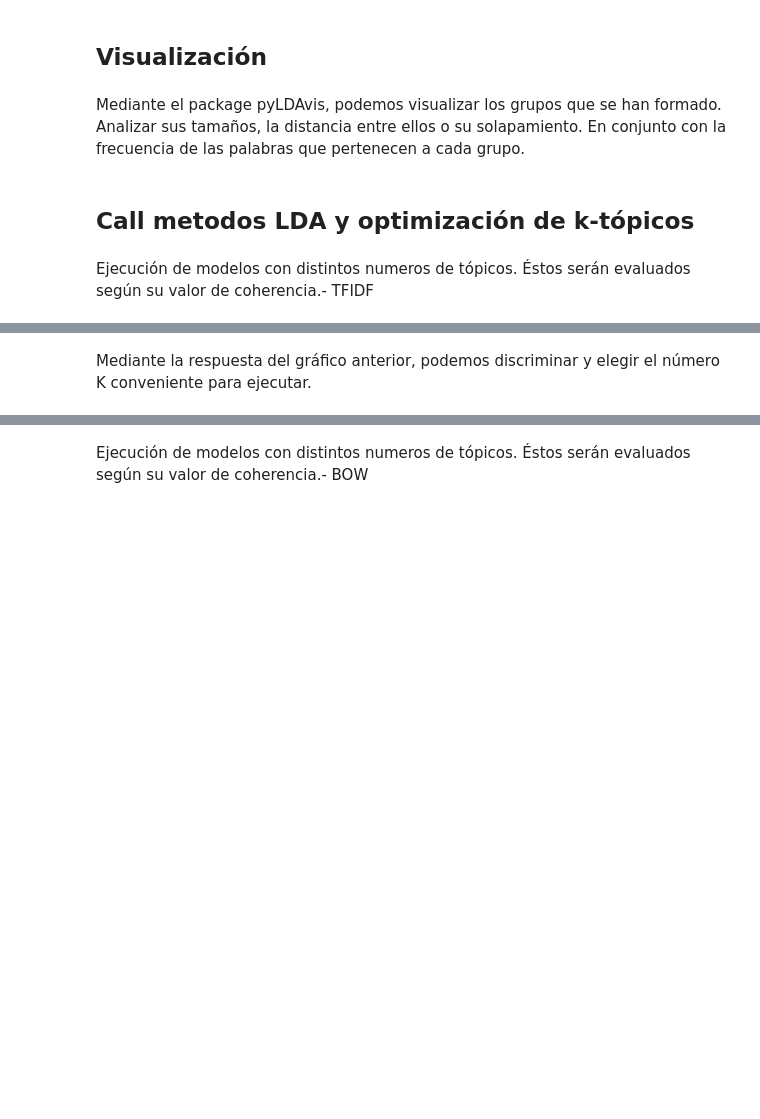
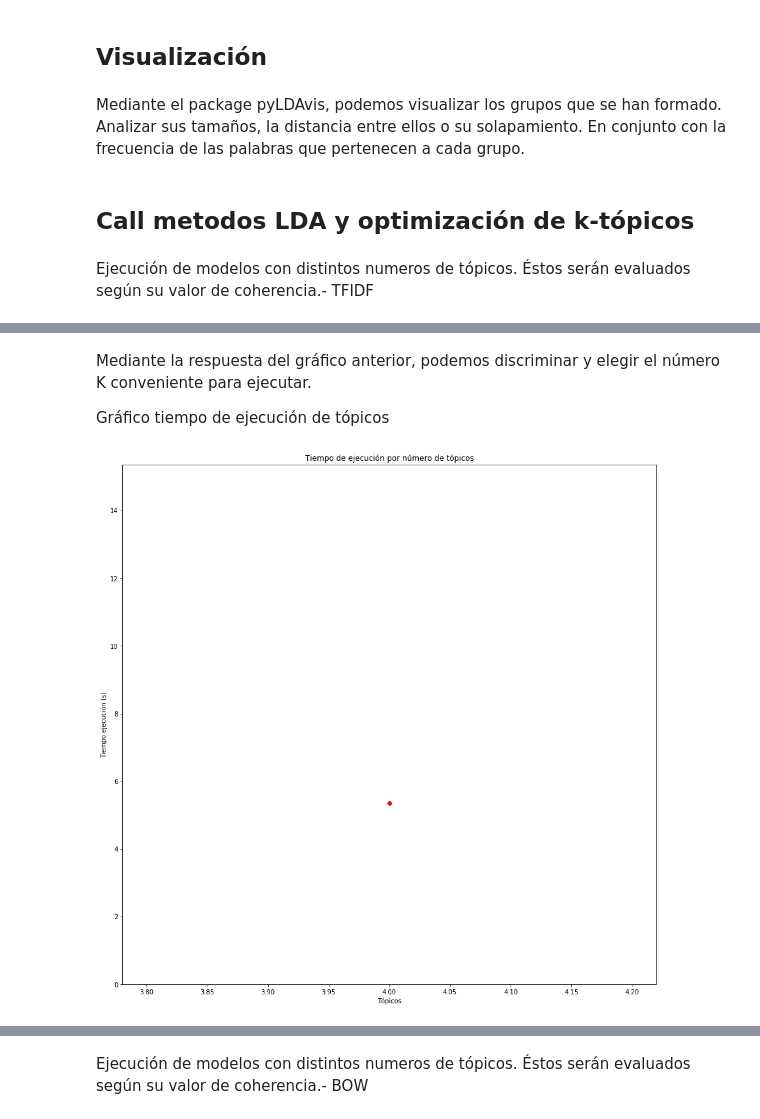
Before and after one commit to Jcartesfs/legalbot-desafio-objetos-JP, a Jupyter notebook: notebook/LEGALBOT-DESAFIO-OBJETOS.ipynb, the cells around one changed output, grey strips where cells are left out. Cells and saved outputs as stored; diff of their text form; code cells hidden in the pictures; blank space fills up the shorter version.

Commit message:
mejoras en modelos tfidf, bow con LDA y trabajos futuros

```diff
--- a/notebook/LEGALBOT-DESAFIO-OBJETOS.ipynb
+++ b/notebook/LEGALBOT-DESAFIO-OBJETOS.ipynb
@@ -202,8 +211,10 @@ def run_lda_tfidf(topic_number):
 # %%
+from time import time
 def compute_coherence_values(dictionary, corpus, texts, start, limit):
     coherence_values = []
     model_list = []
     for num_topics in range(start, limit):
+        start_time = time()
         model=models.LdaModel(corpus=corpus          #Corpus
                             , id2word=dictionary     #Diccionario
                             , num_topics=num_topics  #Número de tópicos
@@ -212,7 +223,8 @@ def compute_coherence_values(dictionary, corpus, texts, start, limit):
                             )
         model_list.append(model)
         coherencemodel = CoherenceModel(model=model, texts=texts, dictionary=dictionary, coherence='c_v')
-        coherence_values.append((num_topics,coherencemodel.get_coherence()))
+        elapsed_time = time() - start_time
+        coherence_values.append((num_topics,coherencemodel.get_coherence(),round(elapsed_time,2)))
         print('Numero de topicos : {}, valor coherencia : {}'.format(num_topics,coherencemodel.get_coherence()))
     return model_list, coherence_values
 # %% [markdown]
@@ -243,14 +255,28 @@ def plt_topics_coherence(lista):
     plt.ylim(0,1)
     plt.plot(x_val,y_val)
     plt.plot(x_val,y_val,'or')
+    plt.title('Valor coherencia por tópicos')
     plt.xlabel('Tópicos')  # Ponemos etiqueta al eje x
     plt.ylabel(u'Value coherence')  # Ponemos etiqueta al eje y
     plt.show()
+
+def plt_topics_time(lista):
+    x_val = [x[0] for x in lista]
+    y_val = [x[2] for x in lista]
+
+    plt.figure(figsize=(15, 15))
+    plt.ion()
+    plt.ylim(0,max(y_val)+10)
+    plt.plot(x_val,y_val)
+    plt.plot(x_val,y_val,'or')
+    plt.title('Tiempo de ejecución por número de tópicos')
+    plt.xlabel('Tópicos')  # Ponemos etiqueta al eje x
+    plt.ylabel(u'Tiempo ejecución (s)')  # Ponemos etiqueta al eje y
+    plt.show()
 # %% [markdown]
 ## Call metodos LDA y optimización de k-tópicos
 # %% [markdown]
 Ejecución de modelos con distintos numeros de tópicos. Éstos serán evaluados según su valor de coherencia.- TFIDF
 # %%
-models_tfidf, list_topics_coherence_tfidf = compute_coherence_values(dct,corpus_tfidf,df_corpus['no_frequence_words'],5,15)
-plt_topics_coherence(list_topics_coherence_tfidf)
+models_tfidf, list_topics_coherence_tfidf = compute_coherence_values(dct,corpus_tfidf,df_corpus['no_frequence_words'],4,5)
 # %% [output]
@@ -268,5 +290,12 @@ Numero de topicos : 14, valor coherencia : 0.46959106560568475
 # %% [markdown]
 Mediante la respuesta del gráfico anterior, podemos discriminar y elegir el número K conveniente para ejecutar.
+
+
+Gráfico tiempo de ejecución de tópicos
+# %%
+plt_topics_time(list_topics_coherence_tfidf)
+# %% [output]
+[figure, added]
 # %%
 number_topics = 12
 lda_model_tfidf    =  run_lda_tfidf(number_topics)
```
Also changed, not shown: parts of 45 cells of this notebook, 10 other files.
